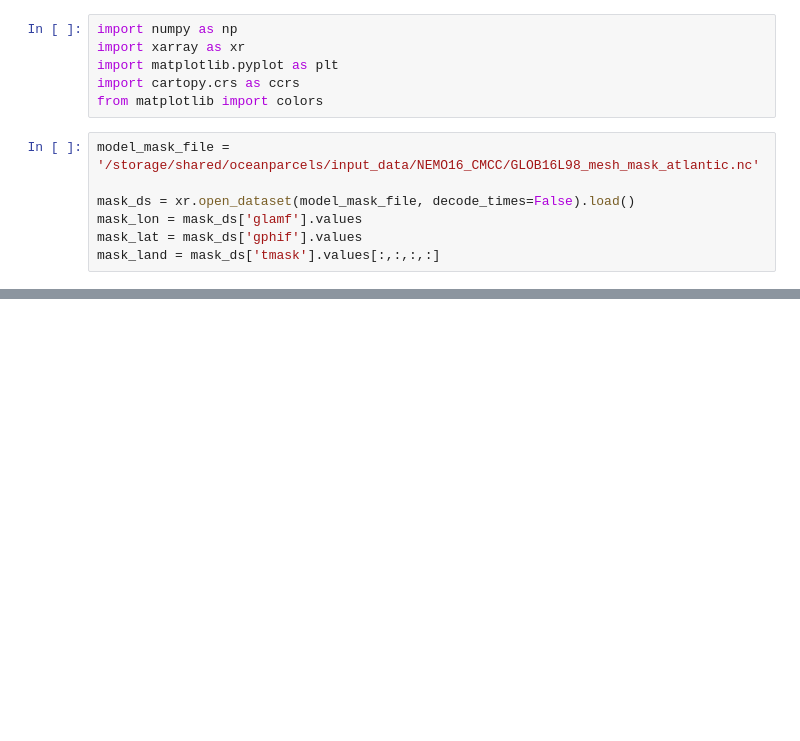
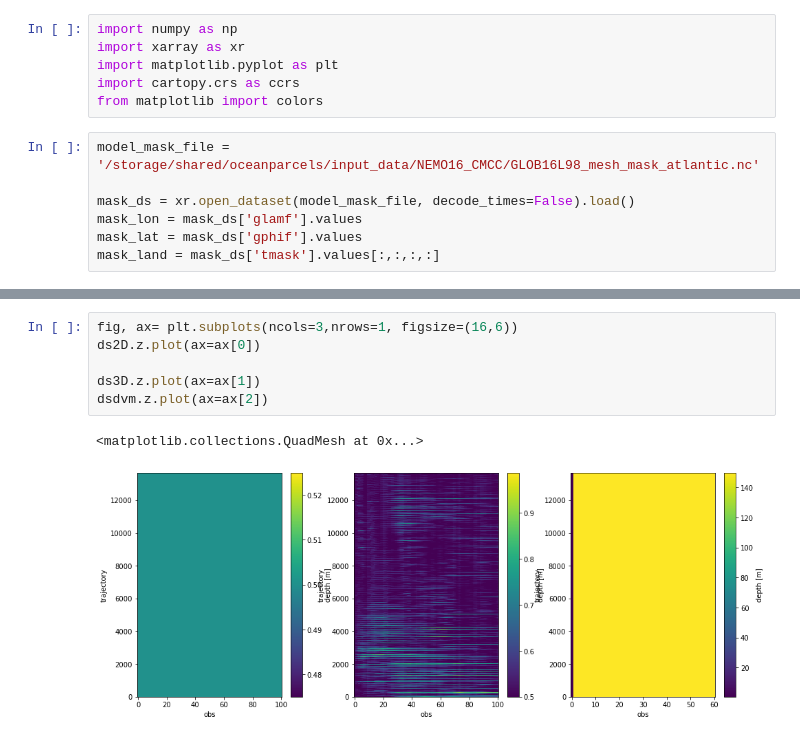
Before and after one commit to OceanParcels/atlanteco_plankton_plastic_nutrients_dispersion, a Jupyter notebook: src/analysis/Luderitz_release_analysis.ipynb, the cells around one changed output, grey strips where cells are left out. Drawn from its saved outputs; the diff is of its cells as text; blank space fills up the shorter version.

```diff
--- a/src/analysis/Luderitz_release_analysis.ipynb
+++ b/src/analysis/Luderitz_release_analysis.ipynb
@@ -56 +63,10 @@ plt.plot(ds2D['lat'][:,90]-ds3D['lat'][:,90])
+# %%
+fig, ax= plt.subplots(ncols=3,nrows=1, figsize=(16,6))
+ds2D.z.plot(ax=ax[0])
+
+ds3D.z.plot(ax=ax[1])
+dsdvm.z.plot(ax=ax[2])
+# %% [output]
+<matplotlib.collections.QuadMesh at 0x...>
+[figure, added]
 # %%
```
Also changed, not shown: parts of 8 cells of this notebook, 11 other files.
